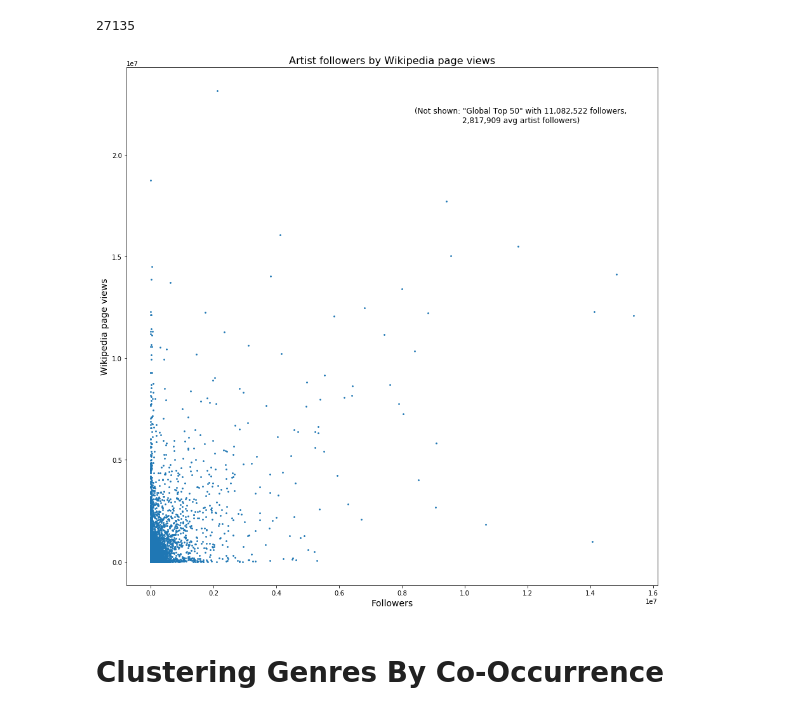
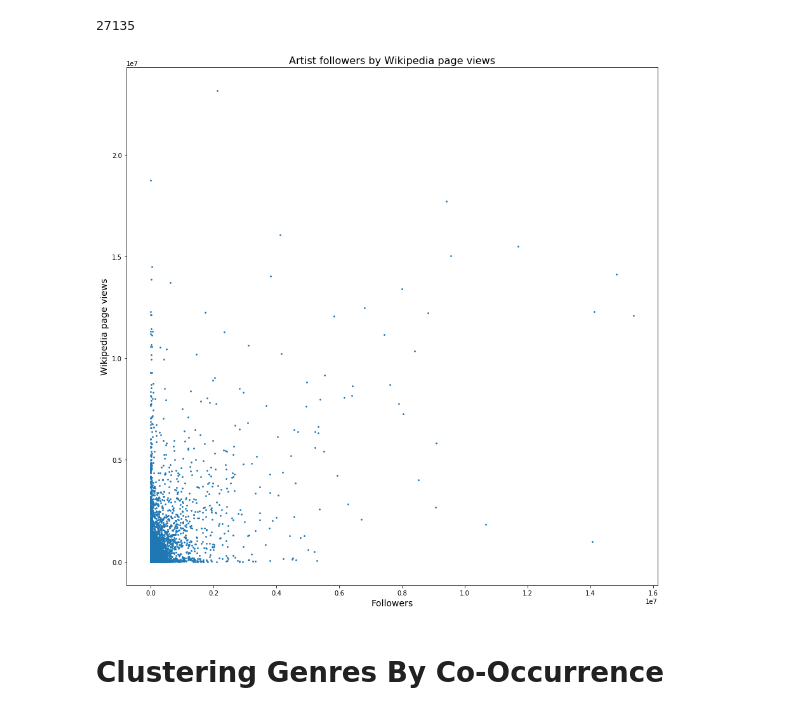
Before and after one commit to REMitchell/CSCIE109A, a Jupyter notebook: final/Final.ipynb, the cells around one changed output. Saved outputs shown, nothing was run; the diff lists cells and outputs as text; code cells hidden in the pictures.

```diff
--- a/final/Final.ipynb
+++ b/final/Final.ipynb
@@ -435,13 +435,12 @@ print(len(artists))
 # %%
 plt.figure(figsize=(15,15))
 plt.scatter([artist.followers for artist in artists], [artist.views for artist in artists], s=3)
 plt.ylabel("Wikipedia page views", fontsize = 14)
 plt.xlabel("Followers", fontsize = 14)
-plt.figtext(.7,.8,'(Not shown: \"Global Top 50\" with 11,082,522 followers,\n2,817,909 avg artist followers)', fontsize=12, ha='center')
 plt.title("Artist followers by Wikipedia page views", fontsize = 16)
 plt.show()
 # %% [output]
-[figure, old version]
+[figure, new version]
 # %% [markdown]
 # Clustering Genres By Co-Occurrence
 # %% [markdown]
```
Also changed, not shown: parts of 7 cells of this notebook.
